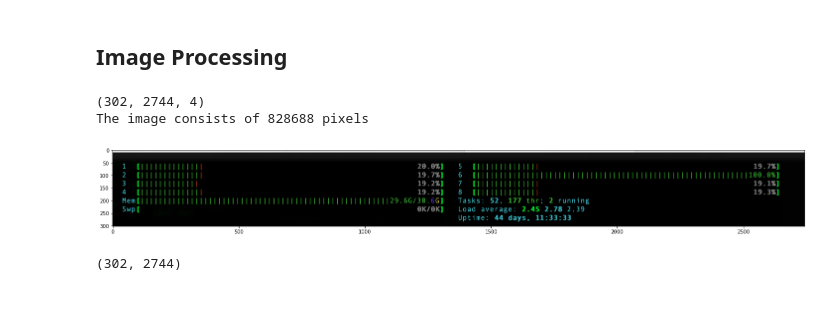
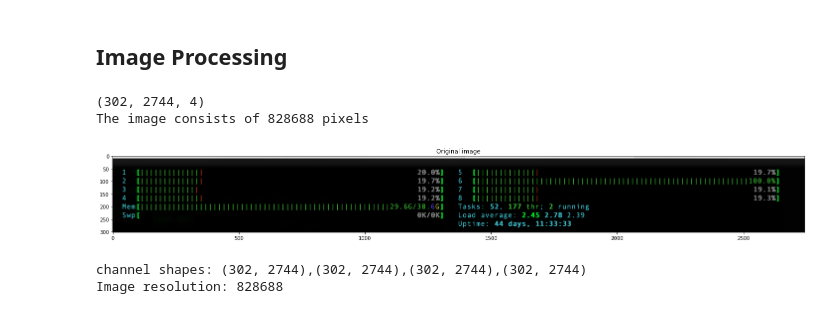
Before and after one commit to dmuiruri/dawp, a Jupyter notebook: data_analysis_with_python.ipynb, the cells around one changed output. Cells and saved outputs as stored; diff of their text form; code cells hidden in the pictures.

```diff
--- a/data_analysis_with_python.ipynb
+++ b/data_analysis_with_python.ipynb
@@ -248,24 +248,28 @@ import matplotlib.pyplot as plt
 import numpy as np
 # %%
 # Each image is a multi-dimensional matrix
+# A CYMK image has 4 channels
 
 plt.figure(figsize=(25,10))
-painting=plt.imread("memory_filled.png")
+painting=plt.imread("images/memory_filled.png")
+plt.title('Original image')
 print(painting.shape)
 print(f"The image consists of {painting.shape[0] * painting.shape[1]} pixels")
 plt.imshow(painting);
 # %% [output]
 (302, 2744, 4)
 The image consists of 828688 pixels
-[figure, old version]
+[figure, new version]
 # %%
 # Adjust the layers
-adjusted_red = painting[:,:,1]  *  0.2126
-adjusted_green = painting[:,:,2]  * 0.7152
-adjusted_blue = painting[:,:, 3] * 0.0722
+adjusted_c = painting[:,:,0]  *  0.2126
+adjusted_m = painting[:,:,1]  * 0.7152
+adjusted_y = painting[:,:, 2] * 0.0722
+adjusted_k = painting[:,:, 3] * 1
+
+print(f'channel shapes: {adjusted_c.shape},{adjusted_m.shape},{adjusted_y.shape},{adjusted_k.shape}')
+print(f'Image resolution: {adjusted_c.shape[0] * adjusted_c.shape[1]}')
+# %% [output]
+channel shapes: (302, 2744),(302, 2744),(302, 2744),(302, 2744)
+Image resolution: 828688
-# %%
-# The shape of each layer
-adjusted_red.shape
-# %% [output]
-(302, 2744)
 # %%
```
Also changed, not shown: parts of 3 cells of this notebook, 3 other files.
